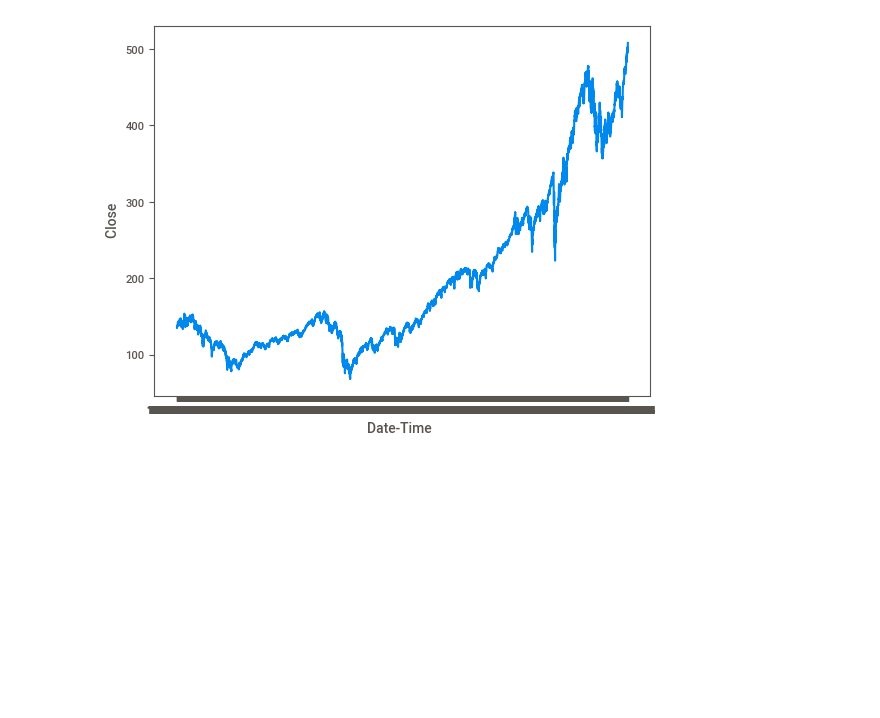
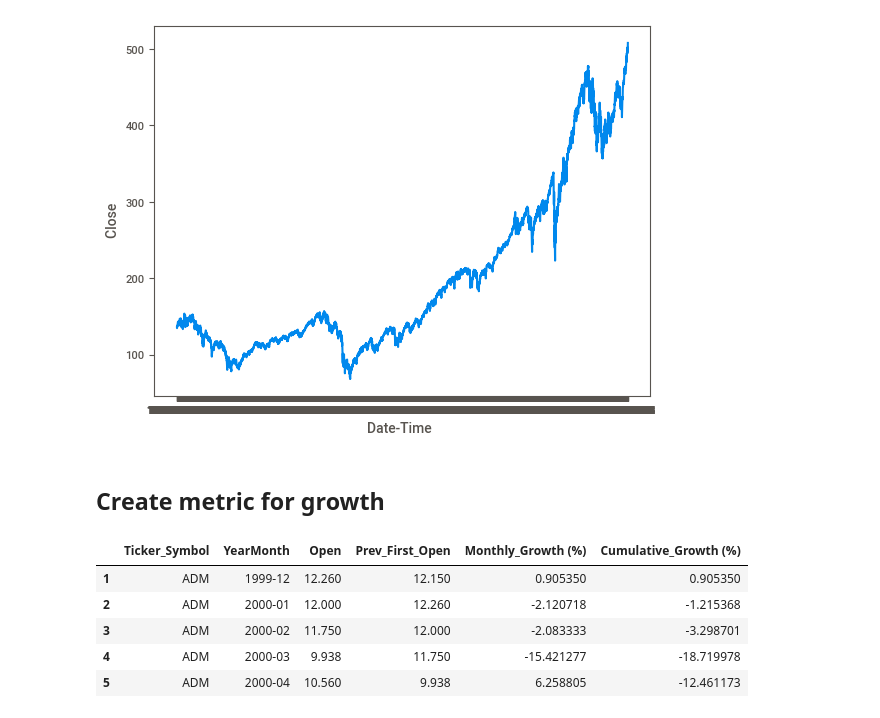
Before and after one commit to SAT-Enjoyers/citadel-datathon, a Jupyter notebook: eda/analyse_stocks.ipynb, the cells around one changed output. Drawn from its saved outputs; the diff is of its cells as text; code cells hidden in the pictures; blank space fills up the shorter version.

```diff
--- a/eda/analyse_stocks.ipynb
+++ b/eda/analyse_stocks.ipynb
@@ -79,3 +79,33 @@ Index(['Date-Time  ', 'Open      ', 'High      ', 'Low       ', 'Close     ',
 Name: Date-Time  , Length: 6117, dtype: object
 <Axes: xlabel='Date-Time  ', ylabel='Close     '>
 [figure]
+# %% [markdown]
+## Create metric for growth
+# %%
+df = pd.read_csv('../dataset/filtered_stock.csv')
+
+df.columns = df.columns.str.strip()
+df['Date-Time'] = pd.to_datetime(df['Date-Time'])
+df['YearMonth'] = df['Date-Time'].dt.to_period('M')
+
+
+df_sorted = df.sort_values(by=['Ticker_Symbol', 'Date-Time'])
+
+first_open_prices = df_sorted.groupby(['Ticker_Symbol', 'YearMonth'])['Open'].first().reset_index()
+
+first_open_prices['Prev_First_Open'] = first_open_prices.groupby('Ticker_Symbol')['Open'].shift(1)
+
+first_open_prices['Monthly_Growth (%)'] = ((first_open_prices['Open'] - first_open_prices['Prev_First_Open']) / first_open_prices['Prev_First_Open']) * 100
+
+first_open_prices['Cumulative_Growth (%)'] = first_open_prices.groupby('Ticker_Symbol')['Monthly_Growth (%)'].cumsum()
+
+growth = first_open_prices.dropna(subset=['Prev_First_Open'])
+
+growth.head()
+# %% [output]
+|  | Ticker_Symbol | YearMonth | Open | Prev_First_Open | Monthly_Growth (%) | Cumulative_Growth (%) |
+| 1 | ADM | 1999-12 | 12.260 | 12.150 | 0.905350 | 0.905350 |
+| 2 | ADM | 2000-01 | 12.000 | 12.260 | -2.120718 | -1.215368 |
+| 3 | ADM | 2000-02 | 11.750 | 12.000 | -2.083333 | -3.298701 |
+| 4 | ADM | 2000-03 | 9.938 | 11.750 | -15.421277 | -18.719978 |
+| 5 | ADM | 2000-04 | 10.560 | 9.938 | 6.258805 | -12.461173 |
```
Also changed, not shown: parts of 2 cells of this notebook.
